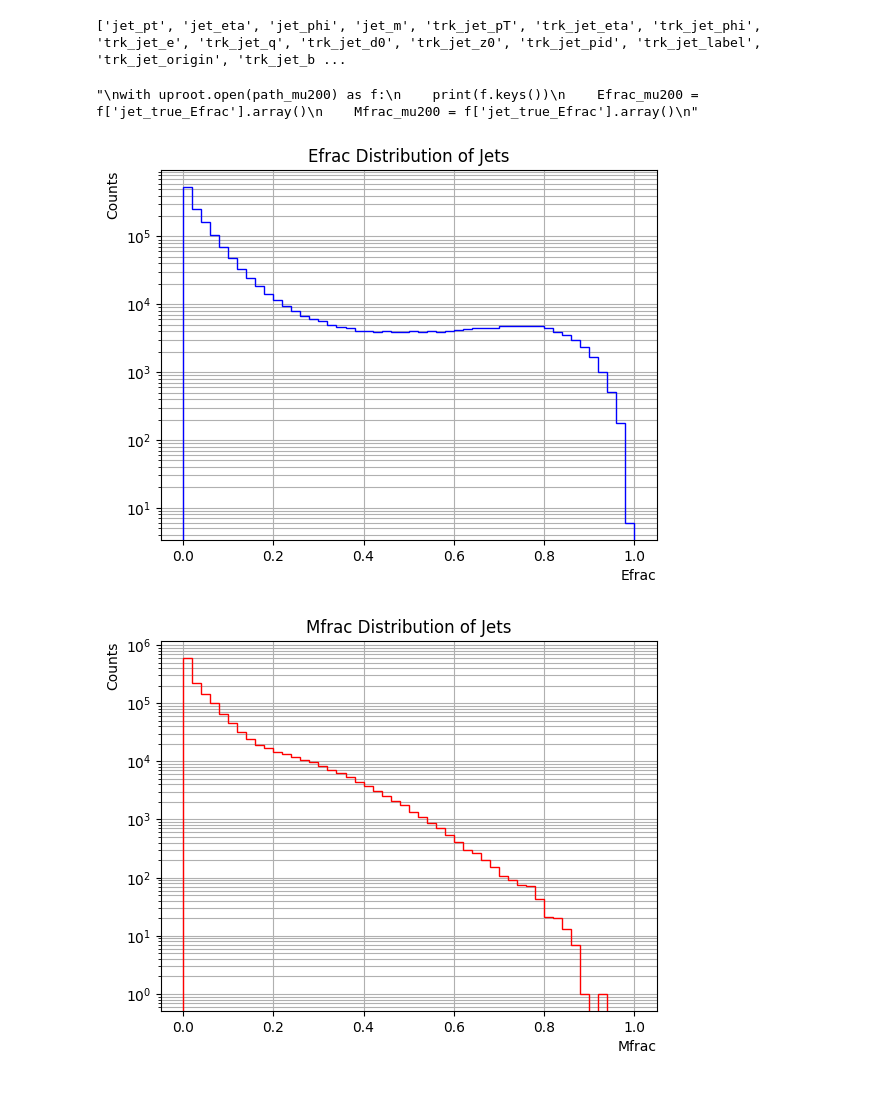
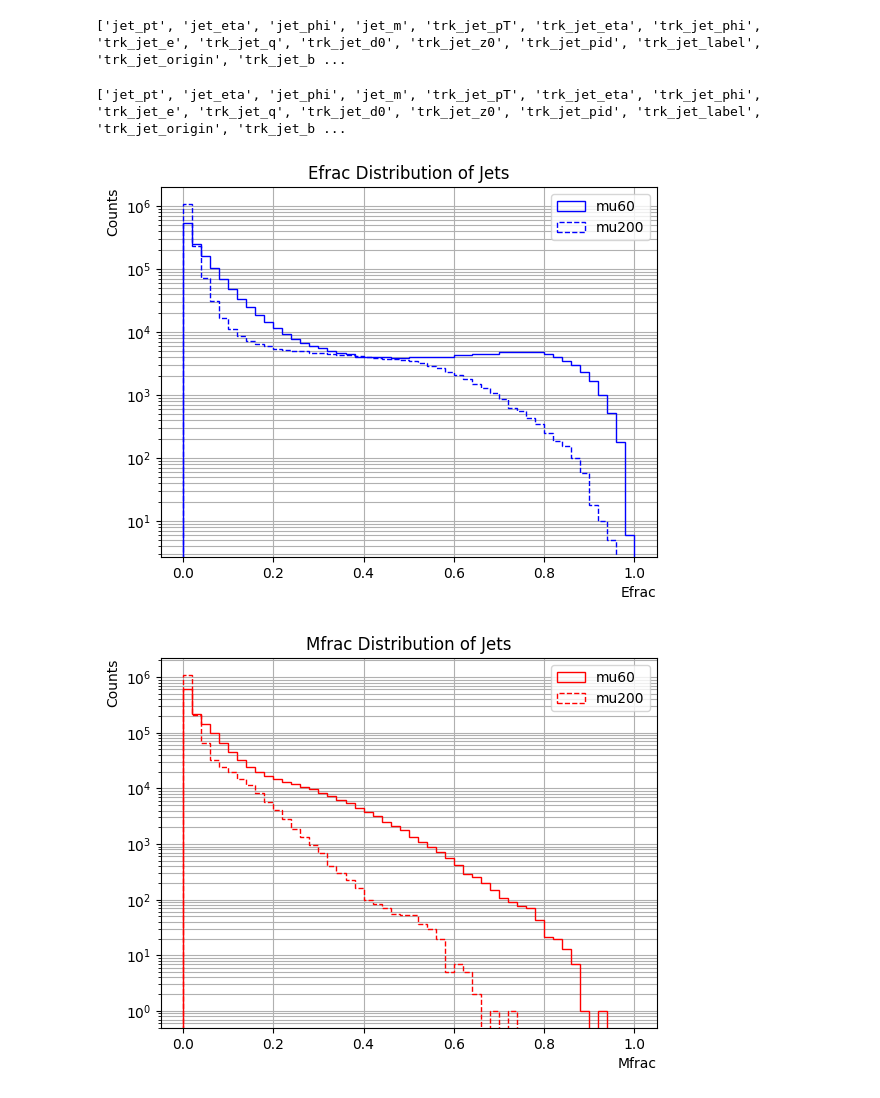
Before and after one commit to LukeV37/Pileup_Plotting, a Jupyter notebook: Fig2/Plot_Labels.ipynb, the cells around one changed output. Cells and saved outputs as stored; diff of their text form; code cells hidden in the pictures.

```diff
--- a/Fig2/Plot_Labels.ipynb
+++ b/Fig2/Plot_Labels.ipynb
@@ -13,34 +13,36 @@ with uproot.open(path_mu60) as f:
 # %% [output]
 ['jet_pt', 'jet_eta', 'jet_phi', 'jet_m', 'trk_jet_pT', 'trk_jet_eta', 'trk_jet_phi', 'trk_jet_e', 'trk_jet_q', 'trk_jet_d0', 'trk_jet_z0', 'trk_jet_pid', 'trk_jet_label', 'trk_jet_origin', 'trk_jet_b ...
 # %%
-"""
 with uproot.open(path_mu200) as f:
     print(f.keys())
     Efrac_mu200 = f['jet_true_Efrac'].array()
-    Mfrac_mu200 = f['jet_true_Efrac'].array()
-"""
+    Mfrac_mu200 = f['jet_true_Mfrac'].array()
 # %% [output]
-"\nwith uproot.open(path_mu200) as f:\n    print(f.keys())\n    Efrac_mu200 = f['jet_true_Efrac'].array()\n    Mfrac_mu200 = f['jet_true_Efrac'].array()\n"
+['jet_pt', 'jet_eta', 'jet_phi', 'jet_m', 'trk_jet_pT', 'trk_jet_eta', 'trk_jet_phi', 'trk_jet_e', 'trk_jet_q', 'trk_jet_d0', 'trk_jet_z0', 'trk_jet_pid', 'trk_jet_label', 'trk_jet_origin', 'trk_jet_b ...
 # %%
 bins=50
 Range=(0,1)
 # %%
 plt.title("Efrac Distribution of Jets")
 plt.hist(ak.ravel(Efrac_mu60),histtype='step',label='mu60',color='b',range=Range,bins=bins)
+plt.hist(ak.ravel(Efrac_mu200),linestyle='--',histtype='step',label='mu200',color='b',range=Range,bins=bins)
 plt.yscale('log')
 plt.grid(which='both')
 plt.ylabel("Counts",loc='top')
 plt.xlabel("Efrac", loc='right')
+plt.legend()
 plt.show()
 # %% [output]
-[figure, old version]
+[figure, new version]
 # %%
 plt.title("Mfrac Distribution of Jets")
 plt.hist(ak.ravel(Mfrac_mu60),histtype='step',label='mu60',color='r',range=Range,bins=bins)
+plt.hist(ak.ravel(Mfrac_mu200),linestyle='--',histtype='step',label='mu200',color='r',range=Range,bins=bins)
 plt.yscale('log')
 plt.grid(which='both')
 plt.ylabel("Counts",loc='top')
 plt.xlabel("Mfrac", loc='right')
+plt.legend()
 plt.show()
 # %% [output]
-[figure, old version]
+[figure, new version]
```
